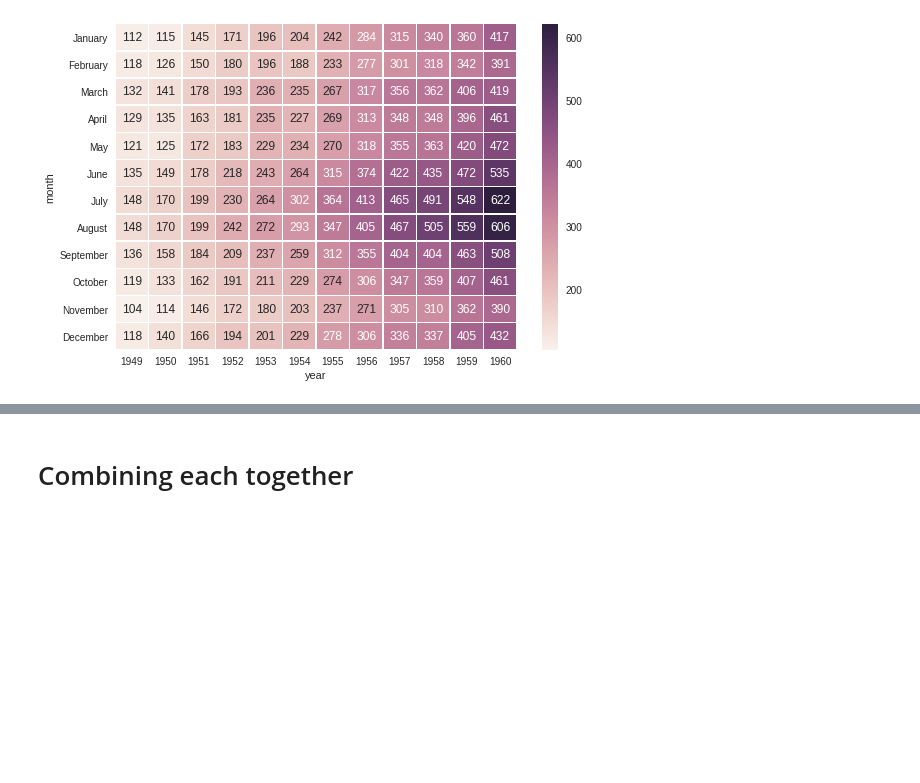
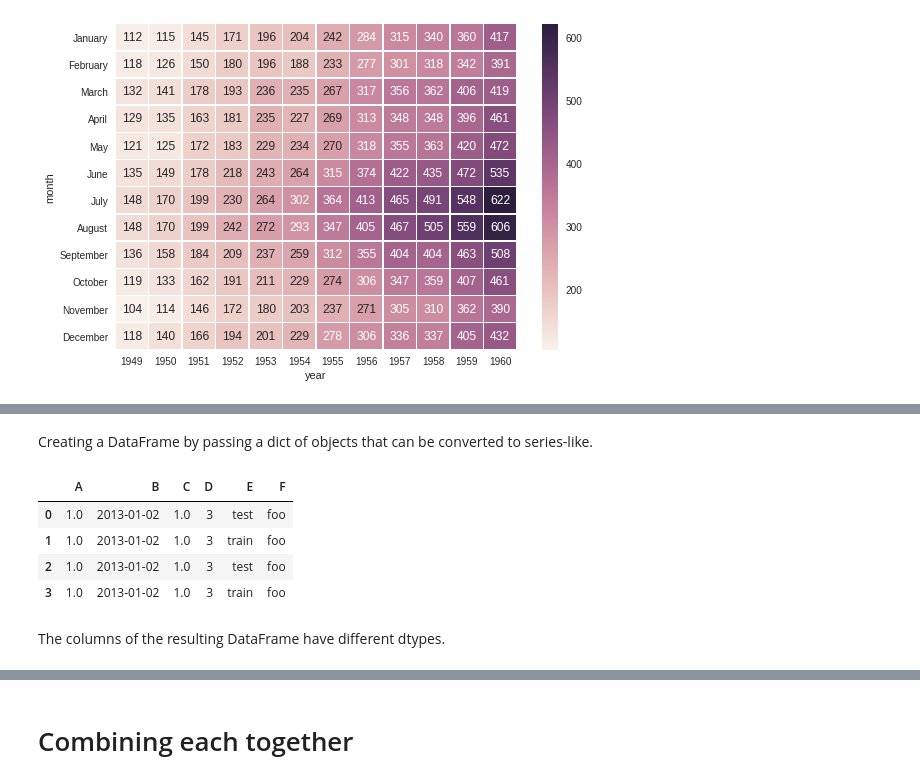
Before and after one commit to SiLiKhon/HEPStatsSeminar, a Jupyter notebook: Overview_of_useful_Python_libraries.ipynb, the cells around one changed output, grey strips where cells are left out. Drawn from its saved outputs; the diff is of its cells as text; code cells hidden in the pictures; blank space fills up the shorter version.

```diff
--- a/Overview_of_useful_Python_libraries.ipynb
+++ b/Overview_of_useful_Python_libraries.ipynb
@@ -380,0 +425,19 @@ sns.heatmap(flights, annot=True, fmt="d", linewidths=.5, ax=ax)
+# %% [markdown]
+Creating a DataFrame by passing a dict of objects that can be converted to series-like.
+# %%
+df2 = pd.DataFrame({ 'A' : 1.,
+	'B' : pd.Timestamp('20130102'),
+	'C' : pd.Series(1,index=list(range(4)),dtype='float32'),
+	'D' : np.array([3] * 4,dtype='int32'),
+	'E' : pd.Categorical(["test","train","test","train"]),
+	'F' : 'foo' })
+
+df2
+# %% [output]
+|  | A | B | C | D | E | F |
+| 0 | 1.0 | 2013-01-02 | 1.0 | 3 | test | foo |
+| 1 | 1.0 | 2013-01-02 | 1.0 | 3 | train | foo |
+| 2 | 1.0 | 2013-01-02 | 1.0 | 3 | test | foo |
+| 3 | 1.0 | 2013-01-02 | 1.0 | 3 | train | foo |
+# %% [markdown]
+The columns of the resulting DataFrame have different dtypes.
```
Also changed, not shown: parts of 20 cells of this notebook.
